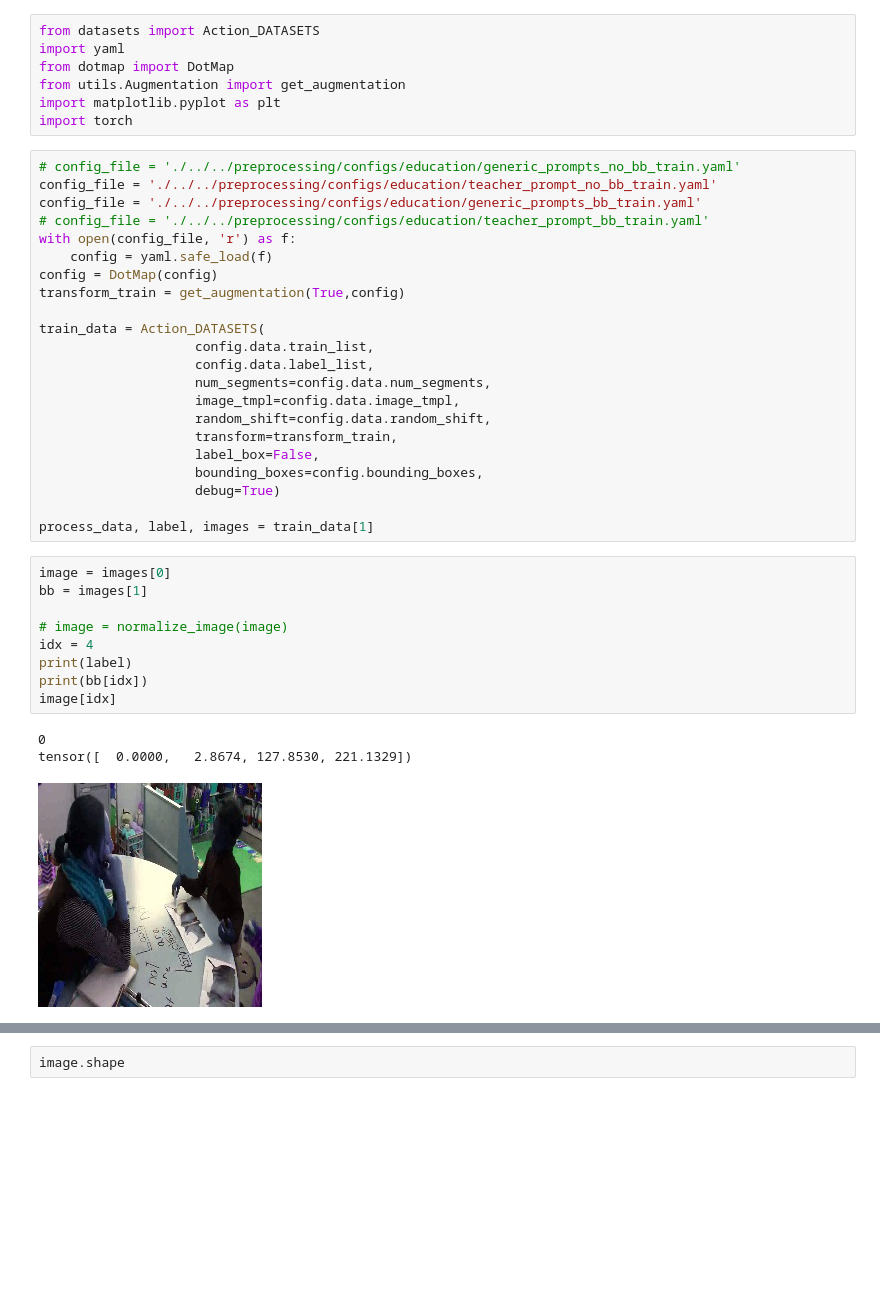
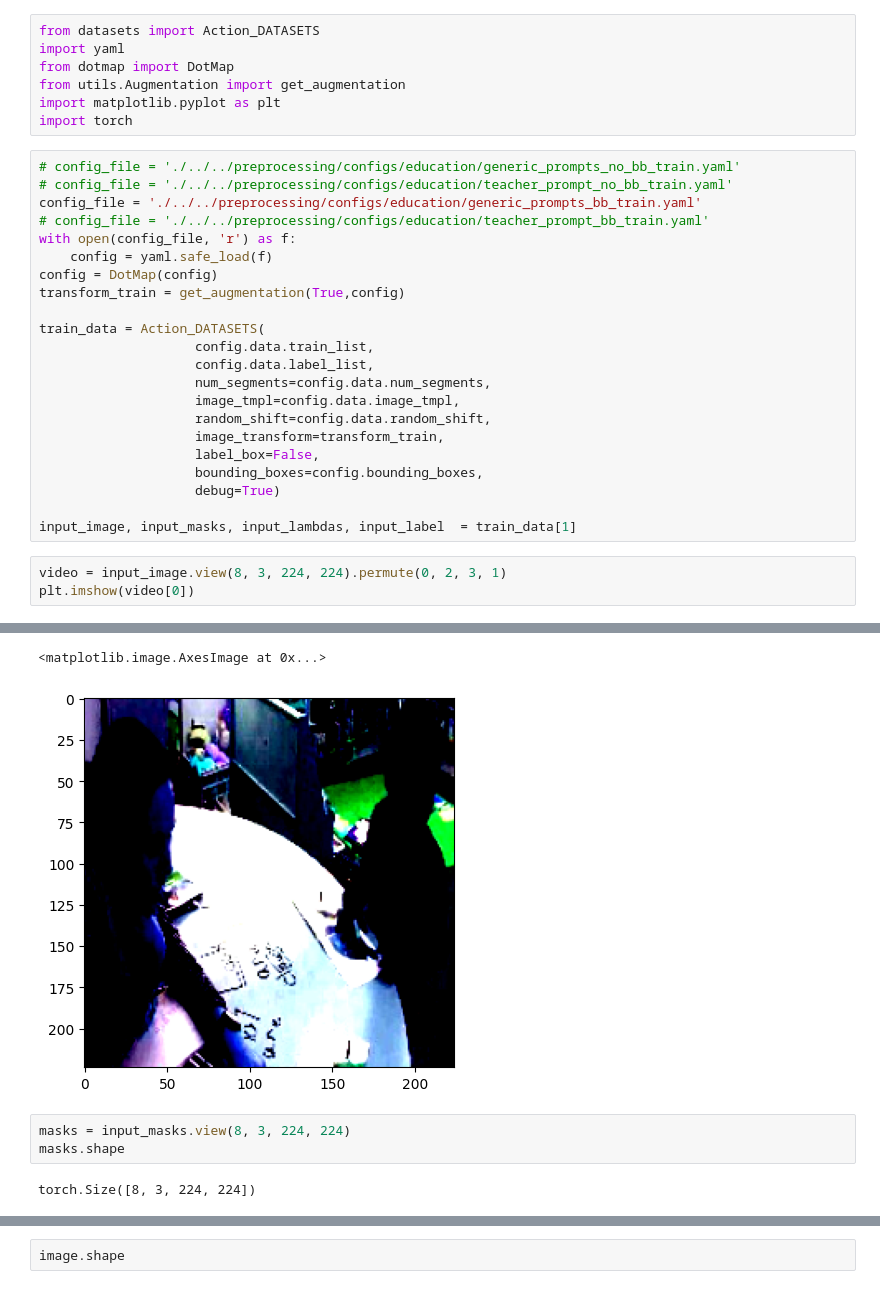
Before and after one commit to jmcgeeuva/SemanticBox, a Jupyter notebook: dataloader.ipynb, the cells around one changed output, grey strips where cells are left out. Drawn from its saved outputs; the diff is of its cells as text; blank space fills up the shorter version.

```diff
--- a/dataloader.ipynb
+++ b/dataloader.ipynb
@@ -7,7 +7,7 @@ import matplotlib.pyplot as plt
 import torch
 # %%
 # config_file = './../../preprocessing/configs/education/generic_prompts_no_bb_train.yaml'
-config_file = './../../preprocessing/configs/education/teacher_prompt_no_bb_train.yaml'
+# config_file = './../../preprocessing/configs/education/teacher_prompt_no_bb_train.yaml'
 config_file = './../../preprocessing/configs/education/generic_prompts_bb_train.yaml'
 # config_file = './../../preprocessing/configs/education/teacher_prompt_bb_train.yaml'
 with open(config_file, 'r') as f:
@@ -21,22 +21,13 @@ train_data = Action_DATASETS(
                     num_segments=config.data.num_segments,
                     image_tmpl=config.data.image_tmpl,
                     random_shift=config.data.random_shift,
-                    transform=transform_train,
+                    image_transform=transform_train,
                     label_box=False,
                     bounding_boxes=config.bounding_boxes,
                     debug=True)
 
-process_data, label, images = train_data[1]
+input_image, input_masks, input_lambdas, input_label  = train_data[1]
-# %%
-image = images[0]
-bb = images[1]
-
-# image = normalize_image(image)
-idx = 4
-print(label)
-print(bb[idx])
-image[idx]
-# %% [output]
-0
-tensor([  0.0000,   2.8674, 127.8530, 221.1329])
-[figure, removed]
+# %%
+video = input_image.view(8, 3, 224, 224).permute(0, 2, 3, 1)
+plt.imshow(video[0])
+# %% [output]
@@ -42,0 +35,7 @@ tensor([  0.0000,   2.8674, 127.8530, 221.1329])
+<matplotlib.image.AxesImage at 0x...>
+[figure, added]
+# %%
+masks = input_masks.view(8, 3, 224, 224)
+masks.shape
+# %% [output]
+torch.Size([8, 3, 224, 224])
```
Also changed, not shown: parts of 4 cells of this notebook, 7 other files.
